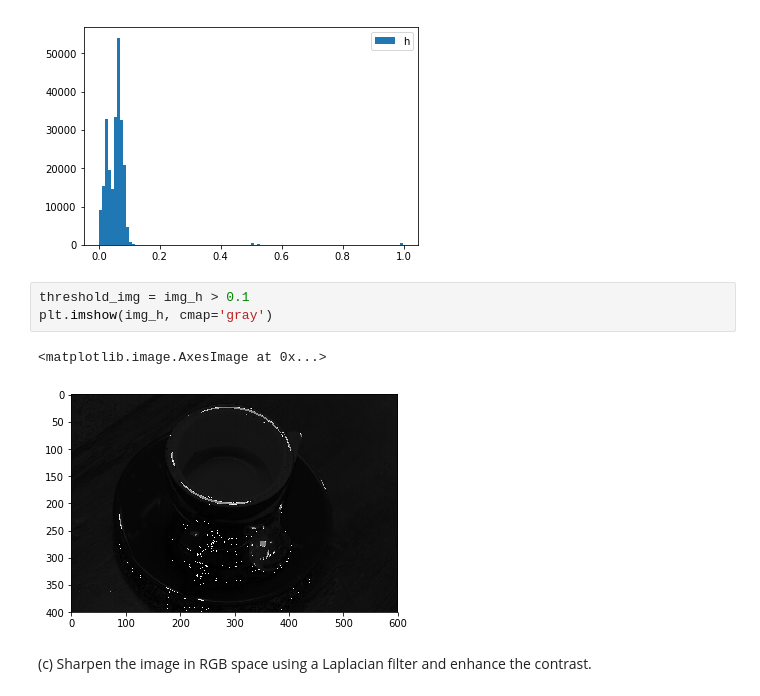
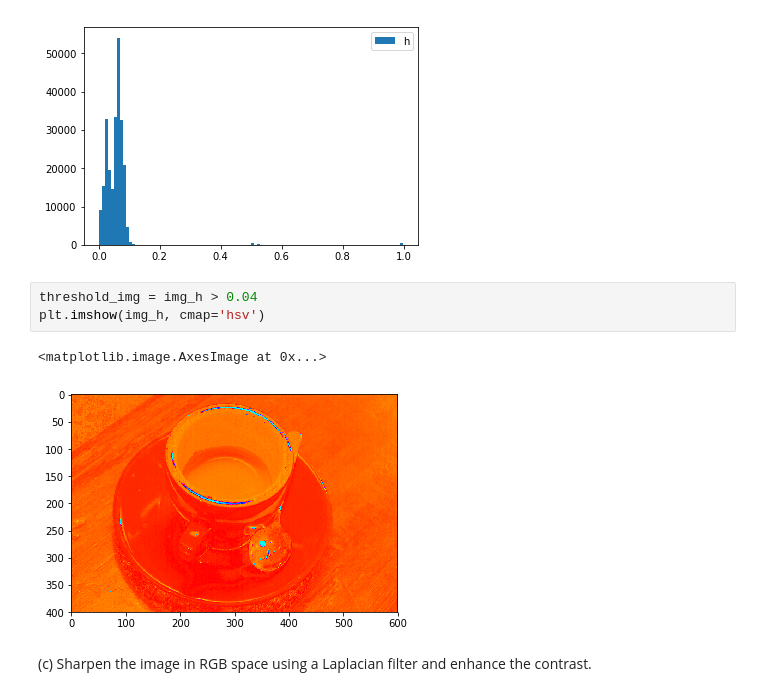
Before and after one commit to pooyansalehi/DIPastro2019, a Jupyter notebook: lab5/lab5.ipynb, the cells around one changed output. Saved outputs shown, nothing was run; the diff lists cells and outputs as text.

```diff
--- a/lab5/lab5.ipynb
+++ b/lab5/lab5.ipynb
@@ -399,11 +411,11 @@ plt.legend('h')
 <matplotlib.legend.Legend at 0x...>
 [figure]
 # %%
-threshold_img = img_h > 0.1
-plt.imshow(img_h, cmap='gray')
+threshold_img = img_h > 0.04
+plt.imshow(img_h, cmap='hsv')
 # %% [output]
 <matplotlib.image.AxesImage at 0x...>
-[figure, old version]
+[figure, new version]
 # %% [markdown]
 (c) Sharpen the image in RGB space using a Laplacian filter and enhance the contrast.
 # %% [markdown]
```
Also changed, not shown: parts of 11 cells of this notebook.
